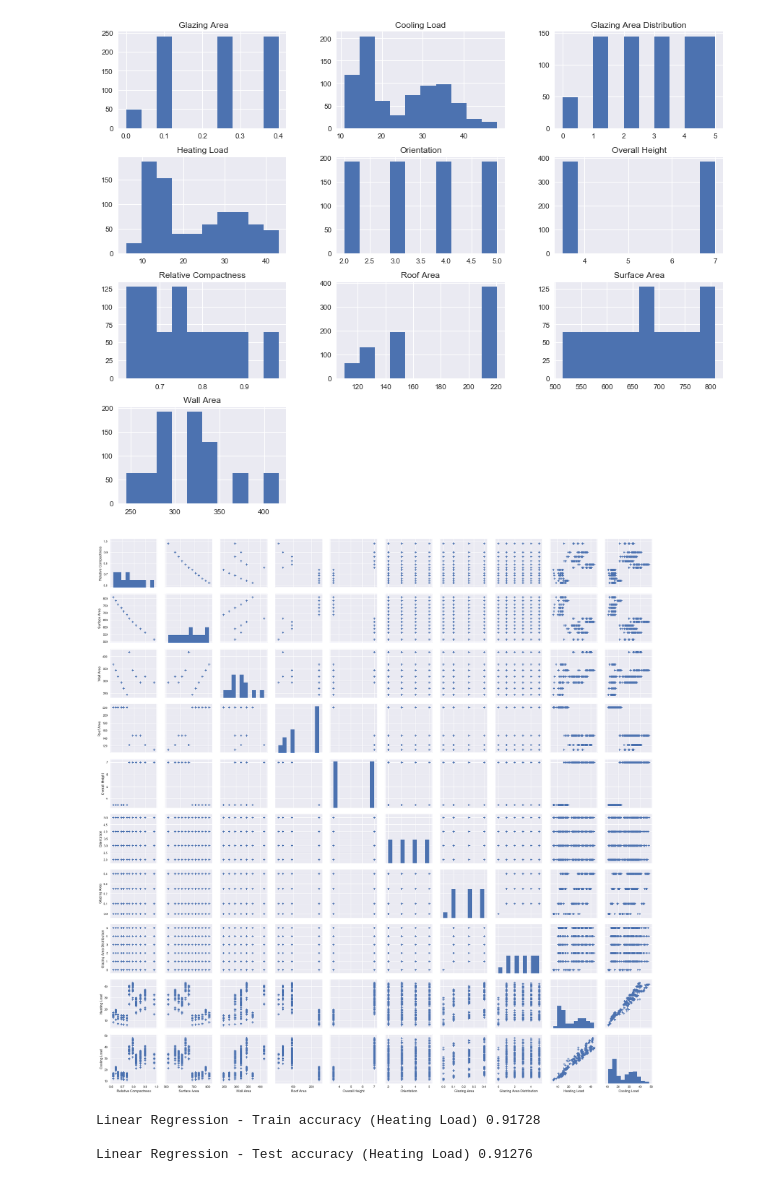
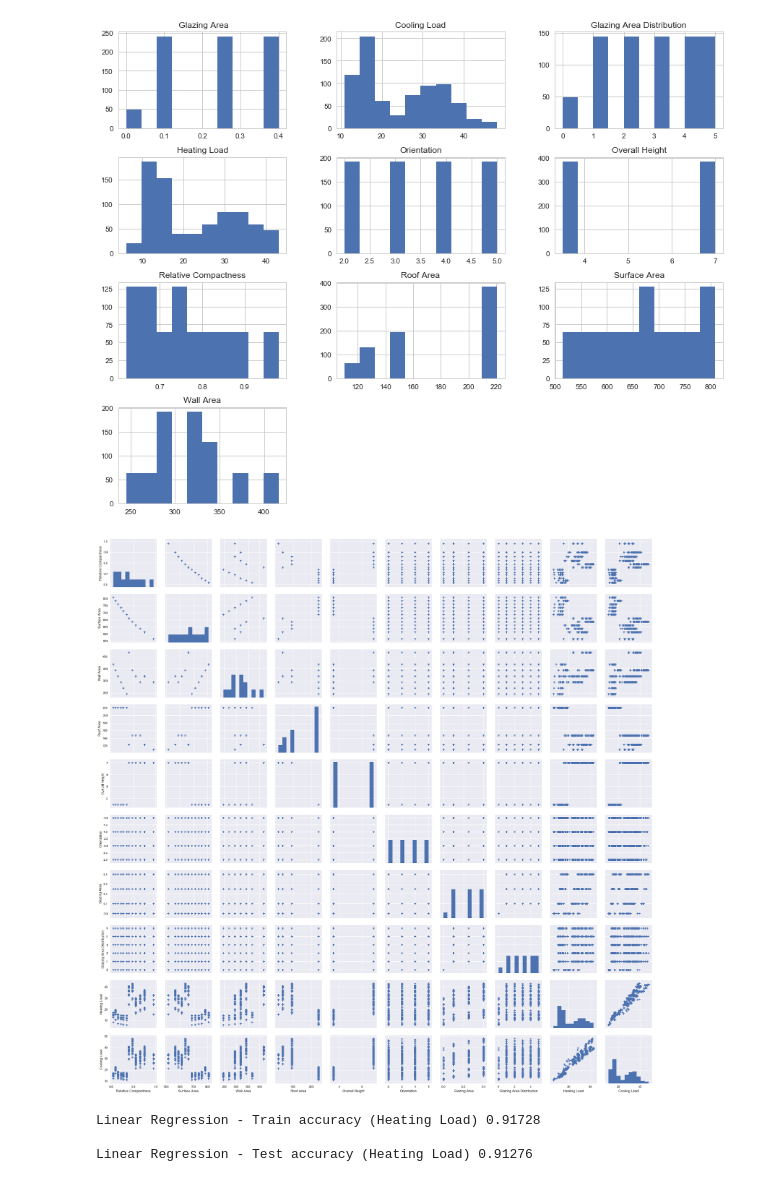
Before and after one commit to achyuth13/ml-projects, a Jupyter notebook: Energy efficiency/Energy efficiency.ipynb, the cells around one changed output. Cells and saved outputs as stored; diff of their text form; code cells hidden in the pictures.

```diff
--- a/Energy efficiency/Energy efficiency.ipynb
+++ b/Energy efficiency/Energy efficiency.ipynb
@@ -133,15 +133,17 @@ plt.tight_layout()
 # %%
 df.hist()
 fig = plt.gcf()
+sns.set_style('whitegrid')
 fig.set_size_inches(15, 12)
 # %% [output]
 [figure]
 # %%
 # Pairplot against all features
+sns.set(color_codes=True) # Remove whitegrid style
 pairplot = sns.pairplot(df, markers='+')
 plt.show()
 # %% [output]
-[figure, old version]
+[figure, new version]
 # %%
 # Let's predict Heating Load
 X = df.iloc[:, :-2]
```
